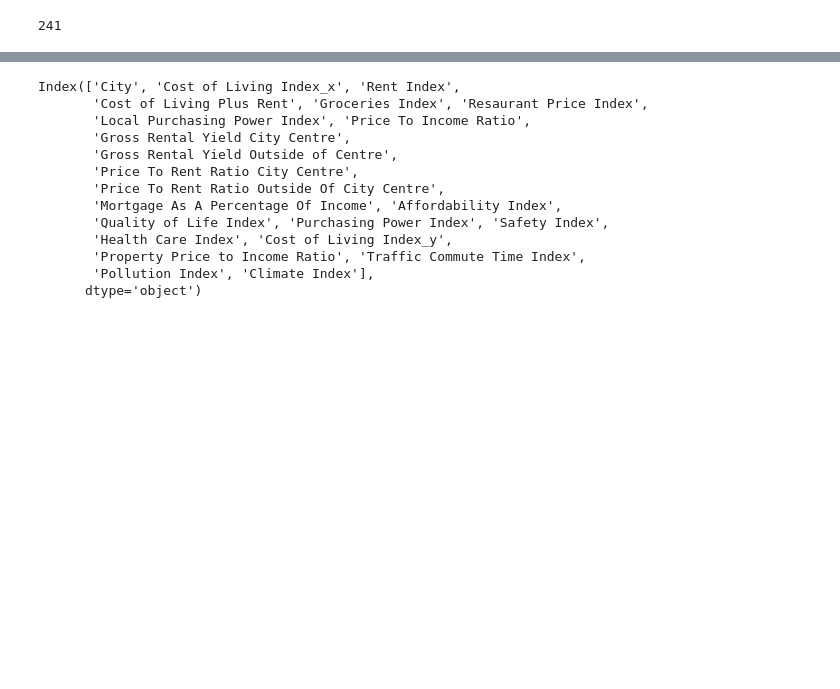
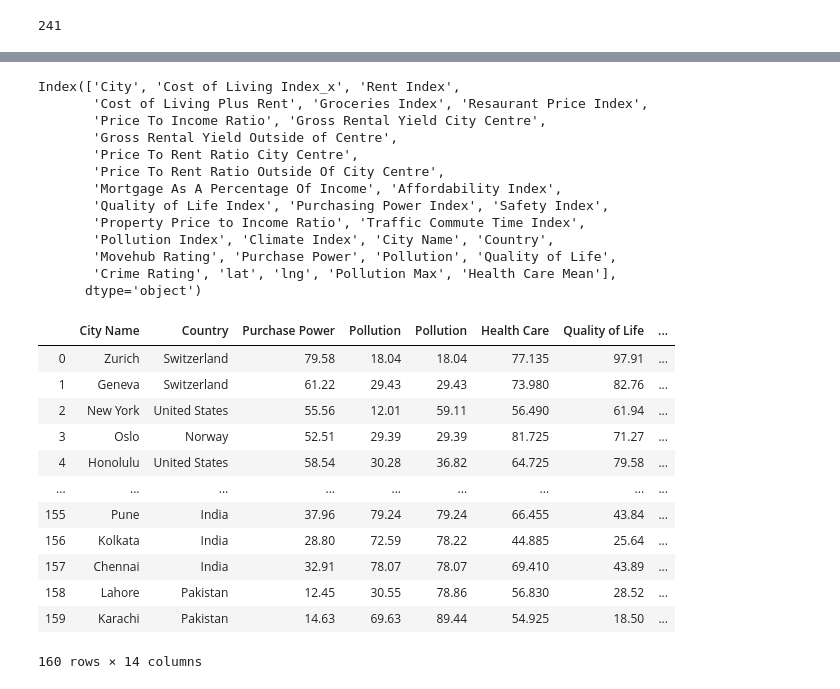
Before and after one commit to b3nb4ggs/tamudatathon2020, a Jupyter notebook: City Search/TAMU_Datathon.ipynb, the cells around one changed output, grey strips where cells are left out. Drawn from its saved outputs; the diff is of its cells as text; code cells hidden in the pictures; blank space fills up the shorter version.

```diff
--- a/City Search/TAMU_Datathon.ipynb
+++ b/City Search/TAMU_Datathon.ipynb
@@ -77,0 +137,5 @@ df_withLife.head()
+# %%
+#This column is an estimation of consumer goods prices including rent comparing to New York City so we will drop this and take the one from movehub
+#The movehub Power Purchasing column is comparing average cost of living with the average local wage which is more realistic if we
+#use this column because if you move to a city and live there - more than likely to work there
+merged_df = merged_df.drop("Local Purchasing Power Index",1)
@@ -78,16 +152,16 @@ df_withLife.head()
 # %%
-df_withLife.columns
+merged_df.columns
 # %% [output]
 Index(['City', 'Cost of Living Index_x', 'Rent Index',
        'Cost of Living Plus Rent', 'Groceries Index', 'Resaurant Price Index',
-       'Local Purchasing Power Index', 'Price To Income Ratio',
-       'Gross Rental Yield City Centre',
+       'Price To Income Ratio', 'Gross Rental Yield City Centre',
        'Gross Rental Yield Outside of Centre',
        'Price To Rent Ratio City Centre',
        'Price To Rent Ratio Outside Of City Centre',
        'Mortgage As A Percentage Of Income', 'Affordability Index',
        'Quality of Life Index', 'Purchasing Power Index', 'Safety Index',
-       'Health Care Index', 'Cost of Living Index_y',
        'Property Price to Income Ratio', 'Traffic Commute Time Index',
-       'Pollution Index', 'Climate Index'],
+       'Pollution Index', 'Climate Index', 'City Name', 'Country',
+       'Movehub Rating', 'Purchase Power', 'Pollution', 'Quality of Life',
+       'Crime Rating', 'lat', 'lng', 'Pollution Max', 'Health Care Mean'],
       dtype='object')
@@ -93,0 +170,17 @@ Index(['City', 'Cost of Living Index_x', 'Rent Index',
+# %%
+merged_df = merged_df[['City Name','Country','Purchase Power','Pollution','Health Care','Quality of Life','Cost of Living','Safety Index','Crime Rating','Climate Index','Traffic Time Index','lat','lng']]
+merged_df
+# %% [output]
+|  | City Name | Country | Purchase Power | Pollution | Pollution | Health Care | Quality of Life | ... |
+| 0 | Zurich | Switzerland | 79.58 | 18.04 | 18.04 | 77.135 | 97.91 | ... |
+| 1 | Geneva | Switzerland | 61.22 | 29.43 | 29.43 | 73.980 | 82.76 | ... |
+| 2 | New York | United States | 55.56 | 12.01 | 59.11 | 56.490 | 61.94 | ... |
+| 3 | Oslo | Norway | 52.51 | 29.39 | 29.39 | 81.725 | 71.27 | ... |
+| 4 | Honolulu | United States | 58.54 | 30.28 | 36.82 | 64.725 | 79.58 | ... |
+| ... | ... | ... | ... | ... | ... | ... | ... | ... |
+| 155 | Pune | India | 37.96 | 79.24 | 79.24 | 66.455 | 43.84 | ... |
+| 156 | Kolkata | India | 28.80 | 72.59 | 78.22 | 44.885 | 25.64 | ... |
+| 157 | Chennai | India | 32.91 | 78.07 | 78.07 | 69.410 | 43.89 | ... |
+| 158 | Lahore | Pakistan | 12.45 | 30.55 | 78.86 | 56.830 | 28.52 | ... |
+| 159 | Karachi | Pakistan | 14.63 | 69.63 | 89.44 | 54.925 | 18.50 | ... |
+160 rows × 14 columns
```
Also changed, not shown: parts of 39 cells of this notebook.
